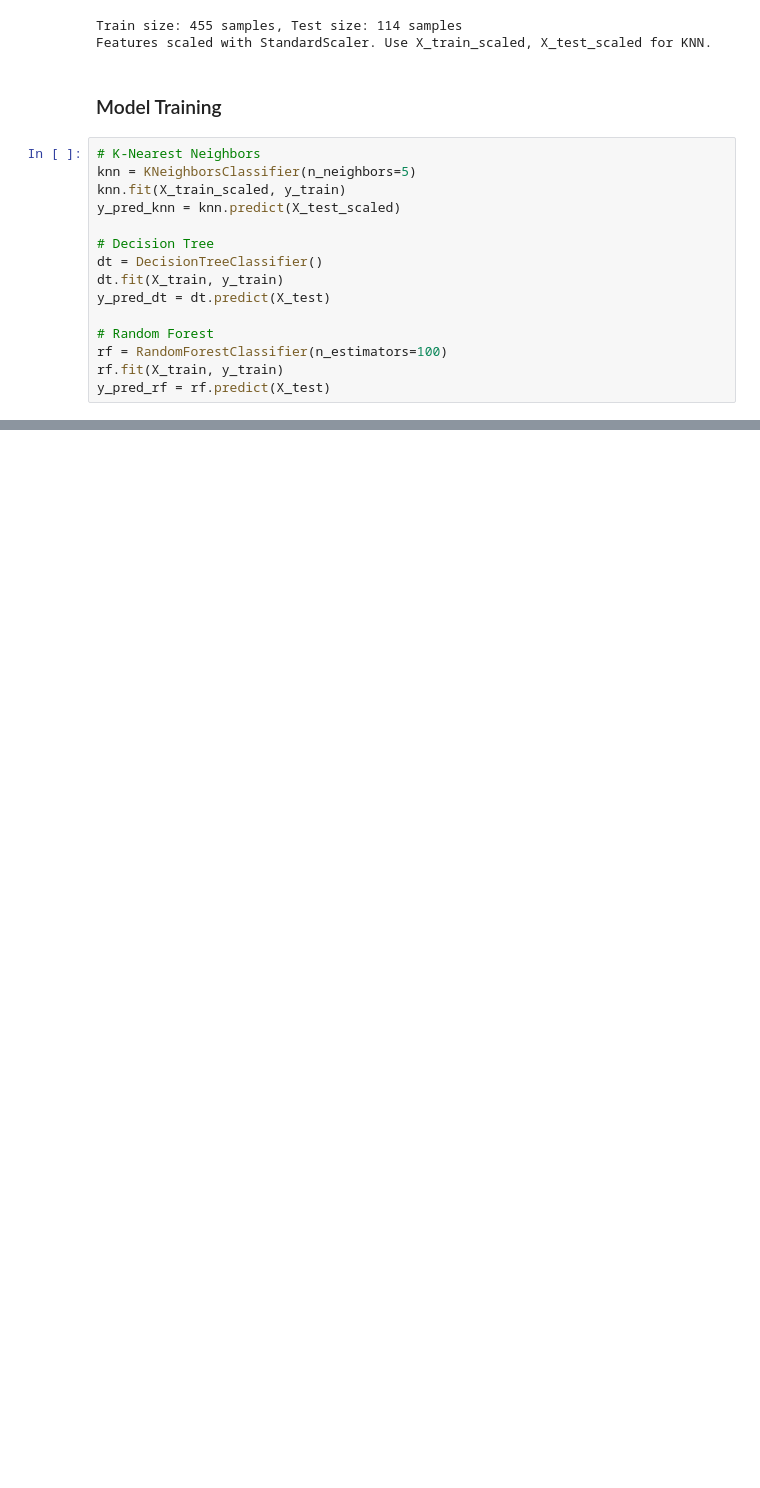
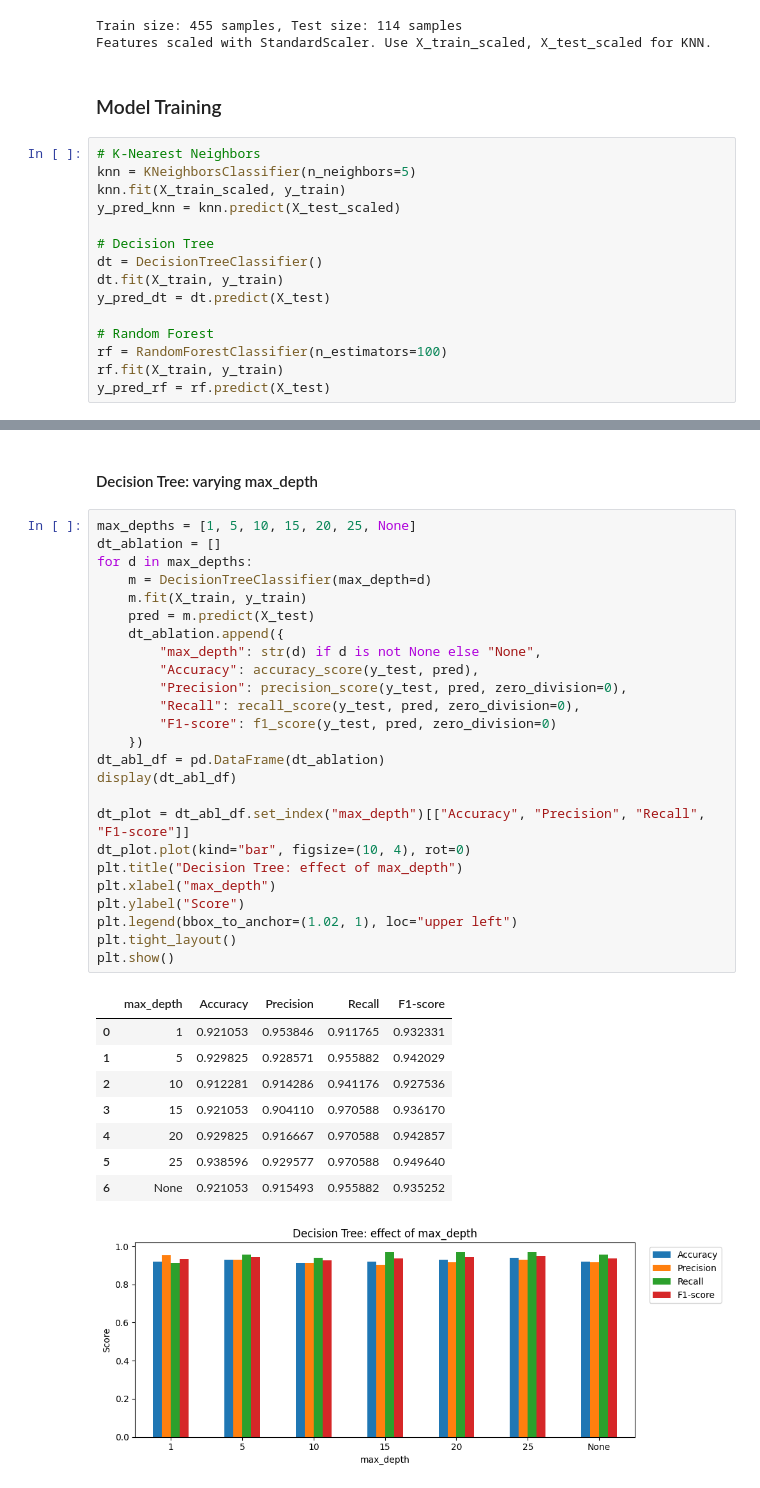
Before and after one commit to jalenlum/ics435-assignment1, a Jupyter notebook: Assignment1.ipynb, the cells around one changed output, grey strips where cells are left out. Cells and saved outputs as stored; diff of their text form; blank space fills up the shorter version.

```diff
--- a/Assignment1.ipynb
+++ b/Assignment1.ipynb
@@ -178,0 +216,37 @@ Precision: 0.9571428571428572
+# %% [markdown]
+#### Decision Tree: varying max_depth
+# %%
+max_depths = [1, 5, 10, 15, 20, 25, None]
+dt_ablation = []
+for d in max_depths:
+    m = DecisionTreeClassifier(max_depth=d)
+    m.fit(X_train, y_train)
+    pred = m.predict(X_test)
+    dt_ablation.append({
+        "max_depth": str(d) if d is not None else "None",
+        "Accuracy": accuracy_score(y_test, pred),
+        "Precision": precision_score(y_test, pred, zero_division=0),
+        "Recall": recall_score(y_test, pred, zero_division=0),
+        "F1-score": f1_score(y_test, pred, zero_division=0)
+    })
+dt_abl_df = pd.DataFrame(dt_ablation)
+display(dt_abl_df)
+
+dt_plot = dt_abl_df.set_index("max_depth")[["Accuracy", "Precision", "Recall", "F1-score"]]
+dt_plot.plot(kind="bar", figsize=(10, 4), rot=0)
+plt.title("Decision Tree: effect of max_depth")
+plt.xlabel("max_depth")
+plt.ylabel("Score")
+plt.legend(bbox_to_anchor=(1.02, 1), loc="upper left")
+plt.tight_layout()
+plt.show()
+# %% [output]
+|  | max_depth | Accuracy | Precision | Recall | F1-score |
+| 0 | 1 | 0.921053 | 0.953846 | 0.911765 | 0.932331 |
+| 1 | 5 | 0.929825 | 0.928571 | 0.955882 | 0.942029 |
+| 2 | 10 | 0.912281 | 0.914286 | 0.941176 | 0.927536 |
+| 3 | 15 | 0.921053 | 0.904110 | 0.970588 | 0.936170 |
+| 4 | 20 | 0.929825 | 0.916667 | 0.970588 | 0.942857 |
+| 5 | 25 | 0.938596 | 0.929577 | 0.970588 | 0.949640 |
+| 6 | None | 0.921053 | 0.915493 | 0.955882 | 0.935252 |
+[figure, added]
```
Also changed, not shown: parts of 9 cells of this notebook.
